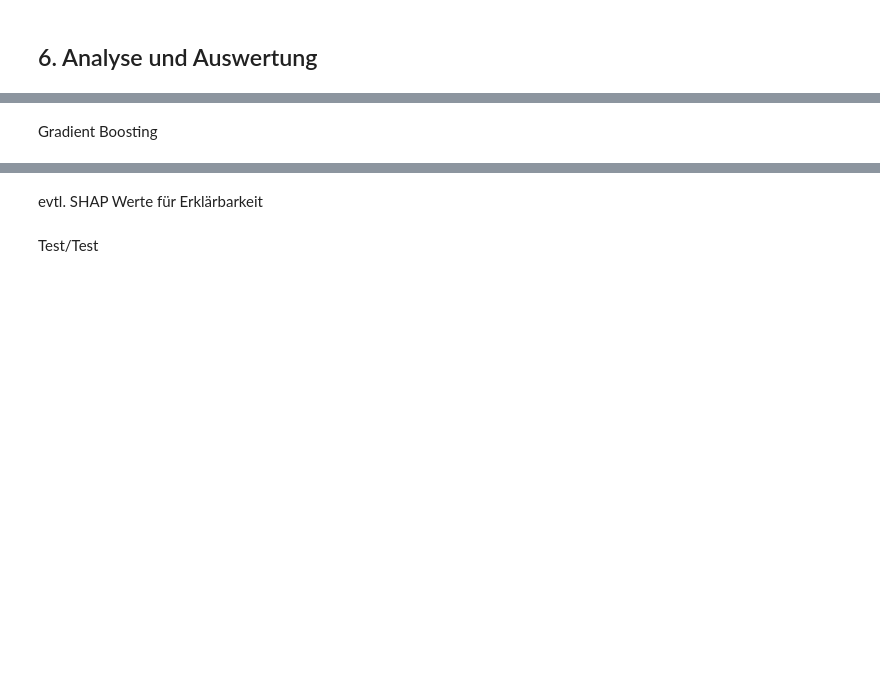
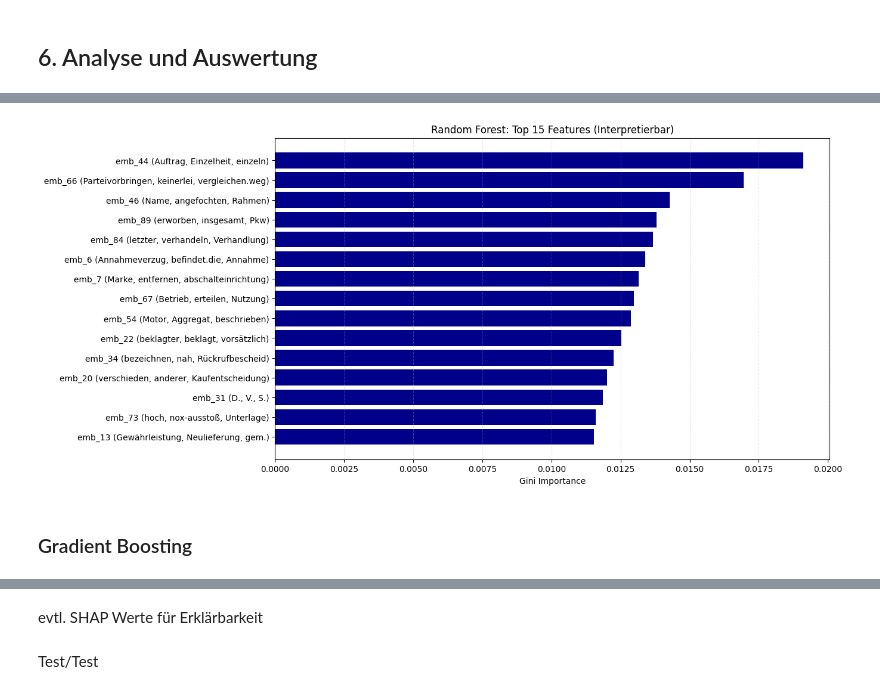
Before and after one commit to Theresa17/ds_law, a Jupyter notebook: backend/jupyter_notebook/analyse_final.ipynb, the cells around one changed output, grey strips where cells are left out. Cells and saved outputs as stored; diff of their text form; code cells hidden in the pictures; blank space fills up the shorter version.

Commit message:
Überarbeitung Train/Test

```diff
--- a/backend/jupyter_notebook/analyse_final.ipynb
+++ b/backend/jupyter_notebook/analyse_final.ipynb
@@ -862,3 +872,23 @@ Vektorisierung der Testdaten (mit Trainings-Modell)...
 # %% [markdown]
 ## 6. Analyse und Auswertung
+# %%
+# %% [markdown]
+# ### 6.0 Hilfsfunktion für die Interpretierbarkeit
+# Diese Funktion findet die Wörter, die eine bestimmte Embedding-Dimension am stärksten repräsentieren.
+
+def get_top_words_for_embedding(feature_name, model, top_n=3):
+    if not feature_name.startswith("emb_"):
+        return feature_name # Für Dummy-Variablen geben wir einfach den Namen zurück
+
+    dim_idx = int(feature_name.split("_")[1])
+    # Wir suchen im Vokabular nach Wörtern, deren Vektor in dieser Dimension besonders hoch ist
+    # (Wir nutzen hier eine Vereinfachung: most_similar basierend auf dem Dimensions-Vektor)
+    try:
+        # Erstelle einen Hilfsvektor, der nur in dieser einen Dimension aktiv ist
+        target_vec = np.zeros(model.vector_size)
+        target_vec[dim_idx] = 1.0
+        sim_words = model.wv.most_similar(positive=[target_vec], topn=top_n)
+        return f"{feature_name} ({', '.join([w[0] for w in sim_words])})"
+    except:
+        return feature_name
 # %% [markdown]
@@ -948,0 +950,57 @@ weighted avg       0.76      0.76      0.76       238
+# %%
+# %% [markdown]
+# ### 6.2 Random Forest (Ensemble Learning)
+# Wir führen eine 5-fache Stratified Cross-Validation durch.
+
+from sklearn.ensemble import RandomForestClassifier
+from sklearn.model_selection import cross_validate, StratifiedKFold
+import numpy as np
+import matplotlib.pyplot as plt
+
+# 1. Sicherstellen, dass das CV-Objekt existiert
+# Wir definieren k=5 hier noch einmal lokal zur Sicherheit
+cv_local = StratifiedKFold(n_splits=5, shuffle=True, random_state=42)
+
+# 2. Modell-Initialisierung
+rf_model = RandomForestClassifier(n_estimators=300, random_state=42, n_jobs=-1, class_weight="balanced")
+
+# 3. Cross-Validation (k=5)
+scoring = ['accuracy', 'precision', 'recall', 'f1']
+print("🚀 Starte Cross-Validation für Random Forest...")
+
+# Wir nutzen cv_local statt cv, um den NameError zu vermeiden
+cv_results_rf = cross_validate(rf_model, X_train_final, y_train, cv=cv_local, scoring=scoring)
+
+# 4. Detaillierte Ausgabe der Folds
+print("="*40)
+print("ERGEBNISSE RANDOM FOREST: CROSS-VALIDATION")
+print("="*40)
+for i in range(5):
+    print(f"Fold {i+1}:")
+    print(f"  - Accuracy:  {cv_results_rf['test_accuracy'][i]:.4f}")
+    print(f"  - Precision: {cv_results_rf['test_precision'][i]:.4f}")
+    print(f"  - Recall:    {cv_results_rf['test_recall'][i]:.4f}")
+    print("-" * 20)
+
+print(f"\nMITTELWERTE ÜBER ALLE FOLDS:")
+print(f"Mean Accuracy:  {cv_results_rf['test_accuracy'].mean():.4f} (+/- {cv_results_rf['test_accuracy'].std():.4f})")
+print(f"Mean Precision: {cv_results_rf['test_precision'].mean():.4f}")
+print(f"Mean Recall:    {cv_results_rf['test_recall'].mean():.4f}")
+
+# 5. Finales Training & Feature Importance
+rf_model.fit(X_train_final, y_train)
+
+# Visualisierung mit Wort-Mapping (Nutzt die Funktion aus 6.0)
+importances = rf_model.feature_importances_
+feat_names = X_train_final.columns
+top_indices = np.argsort(importances)[-15:]
+top_importances = importances[top_indices]
+top_names = [get_top_words_for_embedding(feat_names[i], w2v_model) for i in top_indices]
+
+plt.figure(figsize=(12, 7))
+plt.barh(top_names, top_importances, color='darkblue')
+plt.title("Random Forest: Top 15 Features (Interpretierbar)")
+plt.xlabel("Gini Importance")
+plt.grid(axis='x', linestyle='--', alpha=0.3)
+plt.show()
+# %% [output]
@@ -949,2 +1024,3 @@ weighted avg       0.76      0.76      0.76       238
+[figure, added]
 # %% [markdown]
-Gradient Boosting
+### Gradient Boosting
```
Also changed, not shown: parts of 34 cells of this notebook, 2 other files.
